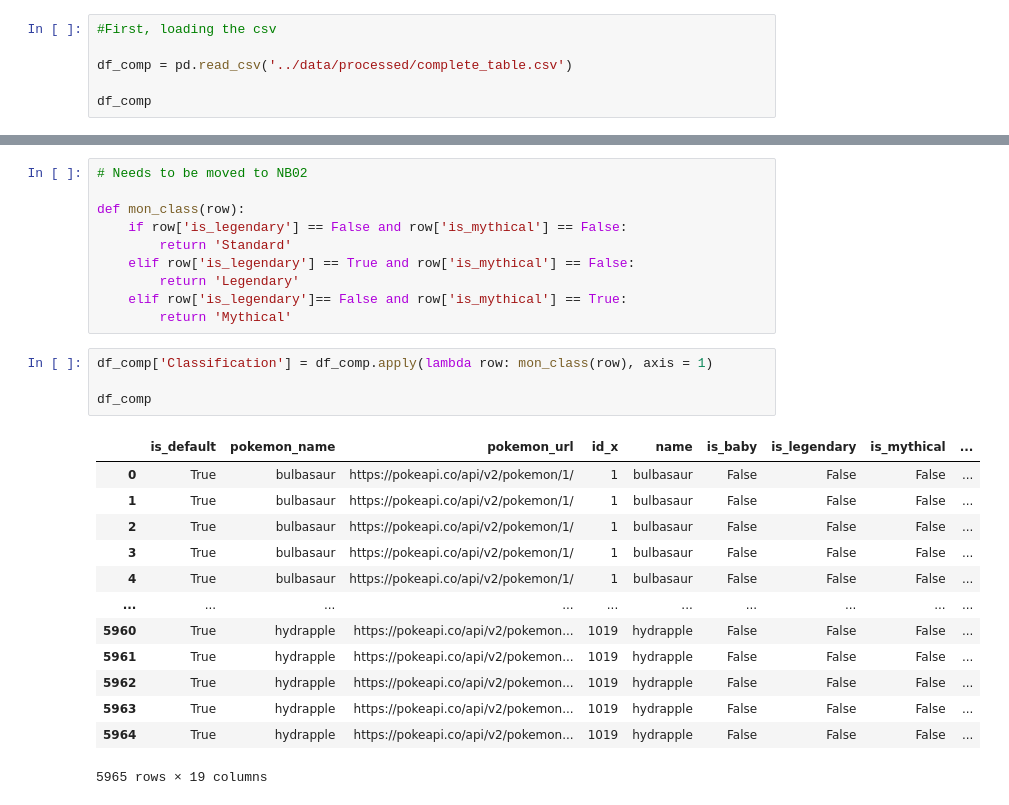
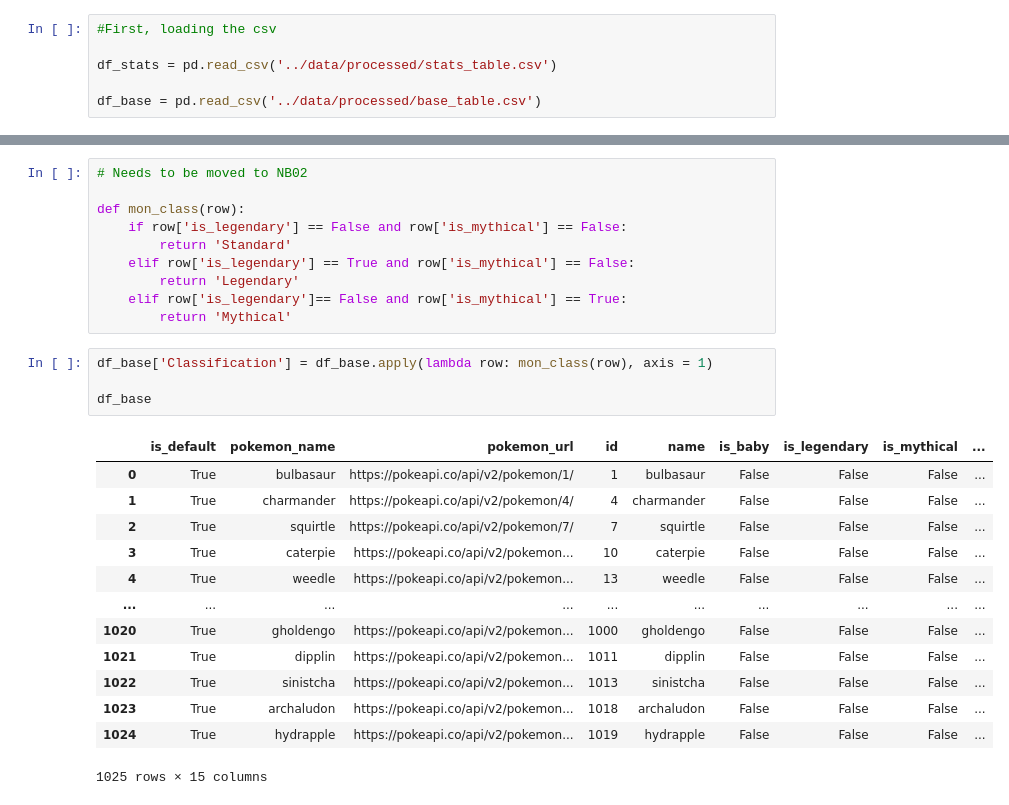
Before and after one commit to AEG-1309/me204-final-project, a Jupyter notebook: notebooks/NB03-Data-Analysis.ipynb, the cells around one changed output, grey strips where cells are left out. Drawn from its saved outputs; the diff is of its cells as text.

```diff
--- a/notebooks/NB03-Data-Analysis.ipynb
+++ b/notebooks/NB03-Data-Analysis.ipynb
@@ -41,6 +43,6 @@ I am going to start by creating all of the graphs pertaining to average BSTs. Th
 # %%
 #First, loading the csv
 
-df_comp = pd.read_csv('../data/processed/complete_table.csv')
+df_stats = pd.read_csv('../data/processed/stats_table.csv')
 
-df_comp
+df_base = pd.read_csv('../data/processed/base_table.csv')
@@ -105,21 +93,21 @@ def mon_class(row):
     elif row['is_legendary']== False and row['is_mythical'] == True:
         return 'Mythical'
 # %%
-df_comp['Classification'] = df_comp.apply(lambda row: mon_class(row), axis = 1)
+df_base['Classification'] = df_base.apply(lambda row: mon_class(row), axis = 1)
 
-df_comp
+df_base
 # %% [output]
-|  | is_default | pokemon_name | pokemon_url | id_x | name | is_baby | is_legendary | is_mythical | ... |
+|  | is_default | pokemon_name | pokemon_url | id | name | is_baby | is_legendary | is_mythical | ... |
 | 0 | True | bulbasaur | https://pokeapi.co/api/v2/pokemon/1/ | 1 | bulbasaur | False | False | False | ... |
-| 1 | True | bulbasaur | https://pokeapi.co/api/v2/pokemon/1/ | 1 | bulbasaur | False | False | False | ... |
-| 2 | True | bulbasaur | https://pokeapi.co/api/v2/pokemon/1/ | 1 | bulbasaur | False | False | False | ... |
-| 3 | True | bulbasaur | https://pokeapi.co/api/v2/pokemon/1/ | 1 | bulbasaur | False | False | False | ... |
-| 4 | True | bulbasaur | https://pokeapi.co/api/v2/pokemon/1/ | 1 | bulbasaur | False | False | False | ... |
+| 1 | True | charmander | https://pokeapi.co/api/v2/pokemon/4/ | 4 | charmander | False | False | False | ... |
+| 2 | True | squirtle | https://pokeapi.co/api/v2/pokemon/7/ | 7 | squirtle | False | False | False | ... |
+| 3 | True | caterpie | https://pokeapi.co/api/v2/pokemon... | 10 | caterpie | False | False | False | ... |
+| 4 | True | weedle | https://pokeapi.co/api/v2/pokemon... | 13 | weedle | False | False | False | ... |
 | ... | ... | ... | ... | ... | ... | ... | ... | ... | ... |
-| 5960 | True | hydrapple | https://pokeapi.co/api/v2/pokemon... | 1019 | hydrapple | False | False | False | ... |
-| 5961 | True | hydrapple | https://pokeapi.co/api/v2/pokemon... | 1019 | hydrapple | False | False | False | ... |
-| 5962 | True | hydrapple | https://pokeapi.co/api/v2/pokemon... | 1019 | hydrapple | False | False | False | ... |
-| 5963 | True | hydrapple | https://pokeapi.co/api/v2/pokemon... | 1019 | hydrapple | False | False | False | ... |
-| 5964 | True | hydrapple | https://pokeapi.co/api/v2/pokemon... | 1019 | hydrapple | False | False | False | ... |
+| 1020 | True | gholdengo | https://pokeapi.co/api/v2/pokemon... | 1000 | gholdengo | False | False | False | ... |
+| 1021 | True | dipplin | https://pokeapi.co/api/v2/pokemon... | 1011 | dipplin | False | False | False | ... |
+| 1022 | True | sinistcha | https://pokeapi.co/api/v2/pokemon... | 1013 | sinistcha | False | False | False | ... |
+| 1023 | True | archaludon | https://pokeapi.co/api/v2/pokemon... | 1018 | archaludon | False | False | False | ... |
+| 1024 | True | hydrapple | https://pokeapi.co/api/v2/pokemon... | 1019 | hydrapple | False | False | False | ... |
-5965 rows × 19 columns
+1025 rows × 15 columns
 # %%
```
Also changed, not shown: parts of 9 cells of this notebook, 9 other files.
